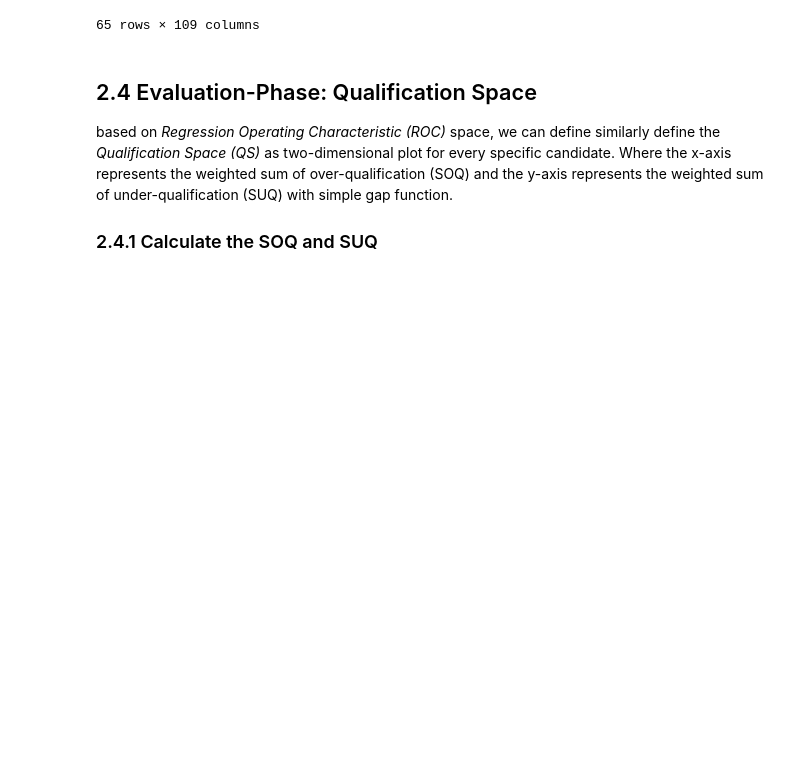
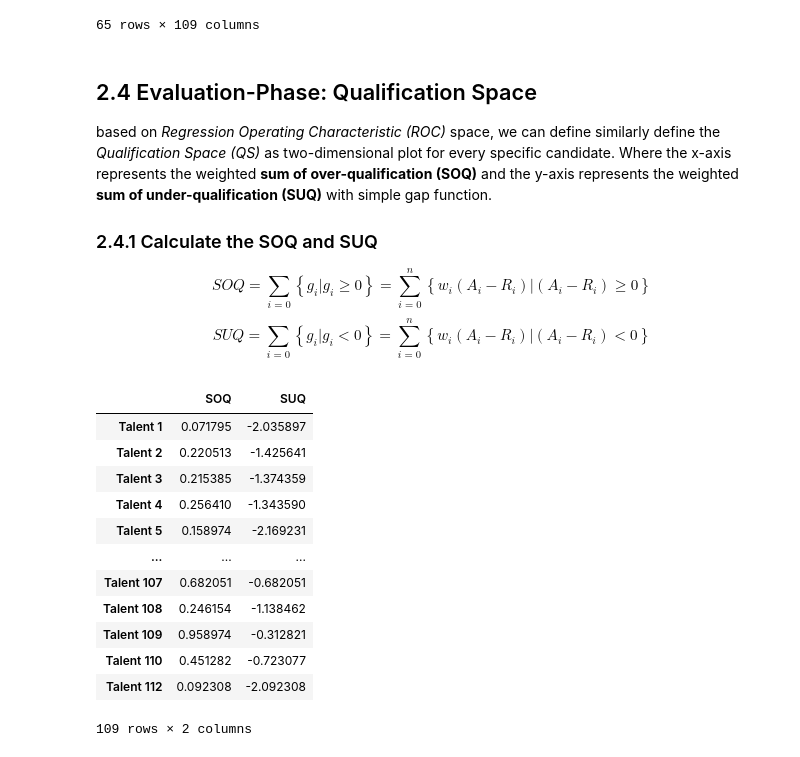
Before and after one commit to TK-Bunga-Matahari/shinchan, a Jupyter notebook: playgorund/competence_assesment/competence_assesment.ipynb, the cells around one changed output. Saved outputs shown, nothing was run; the diff lists cells and outputs as text; code cells hidden in the pictures; blank space fills up the shorter version.

```diff
--- a/playgorund/competence_assesment/competence_assesment.ipynb
+++ b/playgorund/competence_assesment/competence_assesment.ipynb
@@ -287,6 +287,40 @@ gap_df
 # %% [markdown]
 ## 2.4 Evaluation-Phase: Qualification Space
 
-based on *Regression Operating Characteristic (ROC)* space, we can define similarly define the *Qualification Space (QS)* as two-dimensional plot for every specific candidate. Where the x-axis represents the weighted sum of over-qualification (SOQ) and the y-axis represents the weighted sum of under-qualification (SUQ) with simple gap function.
+based on *Regression Operating Characteristic (ROC)* space, we can define similarly define the *Qualification Space (QS)* as two-dimensional plot for every specific candidate. Where the x-axis represents the weighted **sum of over-qualification (SOQ)** and the y-axis represents the weighted **sum of under-qualification (SUQ)** with simple gap function.
 
 ### 2.4.1 Calculate the SOQ and SUQ
+
+$$SOQ=\sum _{i=0}\left\{g_i | g_i\ge 0\right\}=\sum _{i=0}^n\left\{w_i\left(A_i-R_i\right) | \left(A_i-R_i\right)\ge 0 \right\}$$
+$$SUQ=\sum _{i=0}\left\{g_i | g_i < 0\right\}=\sum _{i=0}^n\left\{w_i\left(A_i-R_i\right) | \left(A_i-R_i\right) < 0 \right\}$$
+# %%
+# QualificationSpace[talent] = {SOQ, SUQ}
+qs = {}
+
+for j, competence in gap_df.items():
+  soq, suq = 0, 0
+
+  for value in competence.values:
+    if value >= 0:
+      soq += value
+    else:
+      suq += value
+
+  qs[j] = [soq, suq]
+
+qs_df = pd.DataFrame.from_dict(qs, orient='index', columns=['SOQ', 'SUQ'])
+qs_df
+# %% [output]
+|  | SOQ | SUQ |
+| Talent 1 | 0.071795 | -2.035897 |
+| Talent 2 | 0.220513 | -1.425641 |
+| Talent 3 | 0.215385 | -1.374359 |
+| Talent 4 | 0.256410 | -1.343590 |
+| Talent 5 | 0.158974 | -2.169231 |
+| ... | ... | ... |
+| Talent 107 | 0.682051 | -0.682051 |
+| Talent 108 | 0.246154 | -1.138462 |
+| Talent 109 | 0.958974 | -0.312821 |
+| Talent 110 | 0.451282 | -0.723077 |
+| Talent 112 | 0.092308 | -2.092308 |
+109 rows × 2 columns
```
